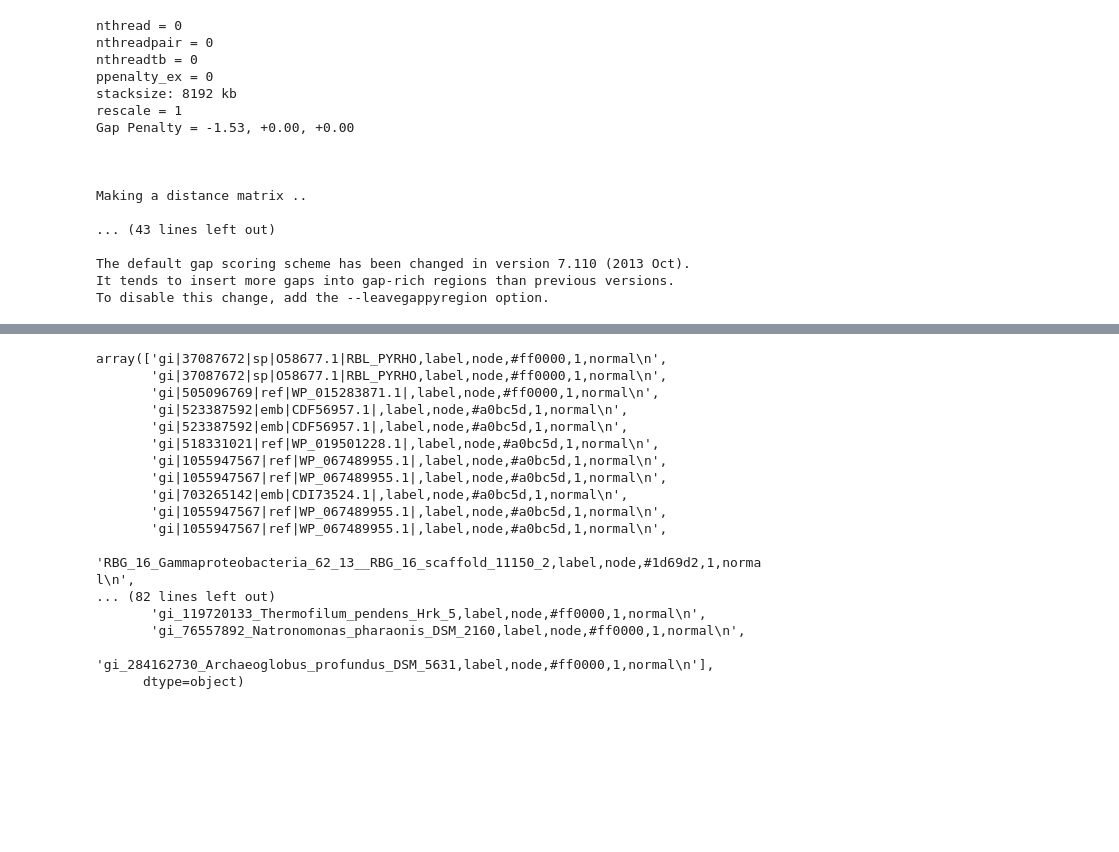
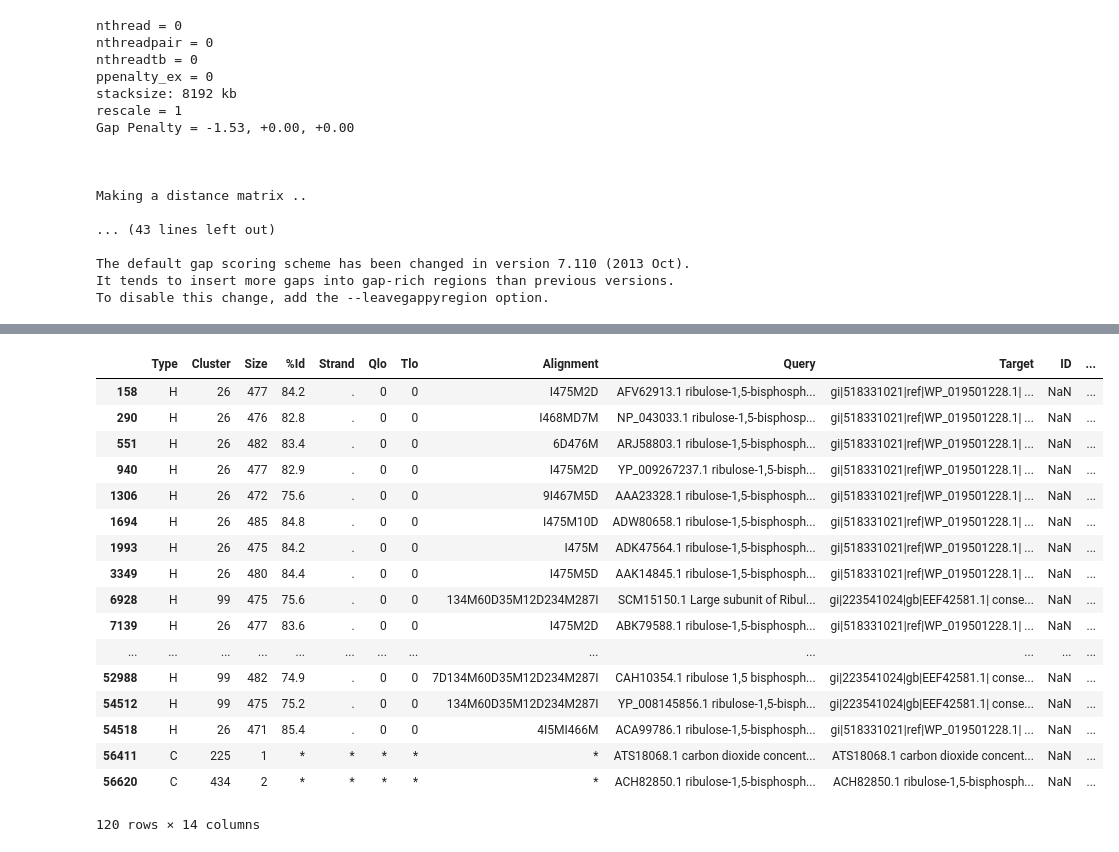
Before and after one commit to milo-lab/rubiscolympics, a Jupyter notebook: processing/01_uclust_all_0.7.ipynb, the cells around one changed output, grey strips where cells are left out. Saved outputs shown, nothing was run; the diff lists cells and outputs as text; code cells hidden in the pictures; blank space fills up the shorter version.

Commit message:
add jaffe data

```diff
--- a/processing/01_uclust_all_0.7.ipynb
+++ b/processing/01_uclust_all_0.7.ipynb
@@ -83,23 +83,5 @@ labeled_leaves = uclust_data[~pd.isna(uclust_data['type'])]
 #labels
 color_map = {'1': '#a0bc5d', '2': '#1d69d2', '3':'#ff0000','2_3':'#ffbf00'}
 lines = labeled_leaves['Target'].apply(lambda x: x.split(' ')[0]).values +[',label,node,'+color_map[x]+',1,normal\n' for x in labeled_leaves['type'].values]
-lines
+#lines
-# %% [output]
-array(['gi|37087672|sp|O58677.1|RBL_PYRHO,label,node,#ff0000,1,normal\n',
-       'gi|37087672|sp|O58677.1|RBL_PYRHO,label,node,#ff0000,1,normal\n',
-       'gi|505096769|ref|WP_015283871.1|,label,node,#ff0000,1,normal\n',
-       'gi|523387592|emb|CDF56957.1|,label,node,#a0bc5d,1,normal\n',
-       'gi|523387592|emb|CDF56957.1|,label,node,#a0bc5d,1,normal\n',
-       'gi|518331021|ref|WP_019501228.1|,label,node,#a0bc5d,1,normal\n',
-       'gi|1055947567|ref|WP_067489955.1|,label,node,#a0bc5d,1,normal\n',
-       'gi|1055947567|ref|WP_067489955.1|,label,node,#a0bc5d,1,normal\n',
-       'gi|703265142|emb|CDI73524.1|,label,node,#a0bc5d,1,normal\n',
-       'gi|1055947567|ref|WP_067489955.1|,label,node,#a0bc5d,1,normal\n',
-       'gi|1055947567|ref|WP_067489955.1|,label,node,#a0bc5d,1,normal\n',
-       'RBG_16_Gammaproteobacteria_62_13__RBG_16_scaffold_11150_2,label,node,#1d69d2,1,normal\n',
-... (82 lines left out)
-       'gi_119720133_Thermofilum_pendens_Hrk_5,label,node,#ff0000,1,normal\n',
-       'gi_76557892_Natronomonas_pharaonis_DSM_2160,label,node,#ff0000,1,normal\n',
-       'gi_284162730_Archaeoglobus_profundus_DSM_5631,label,node,#ff0000,1,normal\n'],
-      dtype=object)
 # %%
@@ -109,0 +96,44 @@ with open('../data/itol_legend_template.txt','a+') as file:
+# %%
+flamholz_data = pd.DataFrame([x.description for x in SeqIO.parse('../data/flamholz_et_al_2019_kinetically_characterized.faa', "fasta")],columns=['kinetic_ID'])
+uclust_data = uclust_data.merge(flamholz_data, left_on='Query', right_on='kinetic_ID',how='left')
+kinetic_measured = uclust_data[~pd.isna(uclust_data['kinetic_ID'])]
+lines = kinetic_measured['Target'].apply(lambda x: x.split(' ')[0]).values + ',1,-1\n'
+
+synth_data = pd.DataFrame([x.description for x in SeqIO.parse('../data/milo_synthetized_rubisco.faa', "fasta")],columns=['syn_ID'])
+uclust_data = uclust_data.merge(synth_data, left_on='Query', right_on='syn_ID',how='left')
+synth = uclust_data[~pd.isna(uclust_data['syn_ID'])]
+lines_synth = synth['Target'].apply(lambda x: x.split(' ')[0]).values + ',-1,1\n'
+
+with open('../data/kinetic_sampling_legend.txt','r') as file:
+    with open("../output/kinetic_legend.txt", "w") as f1:
+        for row in file:
+            f1.write(row)
+        for line in lines:
+            f1.write(line)
+        for line in lines_synth:
+            f1.write(line)
+        file.close()
+        f1.close()
+# %%
+uclust_data[~pd.isna(uclust_data['kinetic_ID'])]
+#uclust_data.loc[uclust_data['Query'].str.contains('AAA26115.1'),'Query'].loc[47373]
+#flamholz_data.loc[0,'kinetic_ID']
+# %% [output]
+|  | Type | Cluster | Size | %Id | Strand | Qlo | Tlo | Alignment | Query | Target | ID | ... |
+| 158 | H | 26 | 477 | 84.2 | . | 0 | 0 | I475M2D | AFV62913.1 ribulose-1,5-bisphosph... | gi|518331021|ref|WP_019501228.1| ... | NaN | ... |
+| 290 | H | 26 | 476 | 82.8 | . | 0 | 0 | I468MD7M | NP_043033.1 ribulose-1,5-bisphosp... | gi|518331021|ref|WP_019501228.1| ... | NaN | ... |
+| 551 | H | 26 | 482 | 83.4 | . | 0 | 0 | 6D476M | ARJ58803.1 ribulose-1,5-bisphosph... | gi|518331021|ref|WP_019501228.1| ... | NaN | ... |
+| 940 | H | 26 | 477 | 82.9 | . | 0 | 0 | I475M2D | YP_009267237.1 ribulose-1,5-bisph... | gi|518331021|ref|WP_019501228.1| ... | NaN | ... |
+| 1306 | H | 26 | 472 | 75.6 | . | 0 | 0 | 9I467M5D | AAA23328.1 ribulose-1,5-bisphosph... | gi|518331021|ref|WP_019501228.1| ... | NaN | ... |
+| 1694 | H | 26 | 485 | 84.8 | . | 0 | 0 | I475M10D | ADW80658.1 ribulose-1,5-bisphosph... | gi|518331021|ref|WP_019501228.1| ... | NaN | ... |
+| 1993 | H | 26 | 475 | 84.2 | . | 0 | 0 | I475M | ADK47564.1 ribulose-1,5-bisphosph... | gi|518331021|ref|WP_019501228.1| ... | NaN | ... |
+| 3349 | H | 26 | 480 | 84.4 | . | 0 | 0 | I475M5D | AAK14845.1 ribulose-1,5-bisphosph... | gi|518331021|ref|WP_019501228.1| ... | NaN | ... |
+| 6928 | H | 99 | 475 | 75.6 | . | 0 | 0 | 134M60D35M12D234M287I | SCM15150.1 Large subunit of Ribul... | gi|223541024|gb|EEF42581.1| conse... | NaN | ... |
+| 7139 | H | 26 | 477 | 83.6 | . | 0 | 0 | I475M2D | ABK79588.1 ribulose-1,5-bisphosph... | gi|518331021|ref|WP_019501228.1| ... | NaN | ... |
+| ... | ... | ... | ... | ... | ... | ... | ... | ... | ... | ... | ... | ... |
+| 52988 | H | 99 | 482 | 74.9 | . | 0 | 0 | 7D134M60D35M12D234M287I | CAH10354.1 ribulose 1,5 bisphosph... | gi|223541024|gb|EEF42581.1| conse... | NaN | ... |
+| 54512 | H | 99 | 475 | 75.2 | . | 0 | 0 | 134M60D35M12D234M287I | YP_008145856.1 ribulose-1,5-bisph... | gi|223541024|gb|EEF42581.1| conse... | NaN | ... |
+| 54518 | H | 26 | 471 | 85.4 | . | 0 | 0 | 4I5MI466M | ACA99786.1 ribulose-1,5-bisphosph... | gi|518331021|ref|WP_019501228.1| ... | NaN | ... |
+| 56411 | C | 225 | 1 | * | * | * | * | * | ATS18068.1 carbon dioxide concent... | ATS18068.1 carbon dioxide concent... | NaN | ... |
+| 56620 | C | 434 | 2 | * | * | * | * | * | ACH82850.1 ribulose-1,5-bisphosph... | ACH82850.1 ribulose-1,5-bisphosph... | NaN | ... |
+120 rows × 14 columns
```
Also changed, not shown: parts of 3 cells of this notebook, 14 other files.
